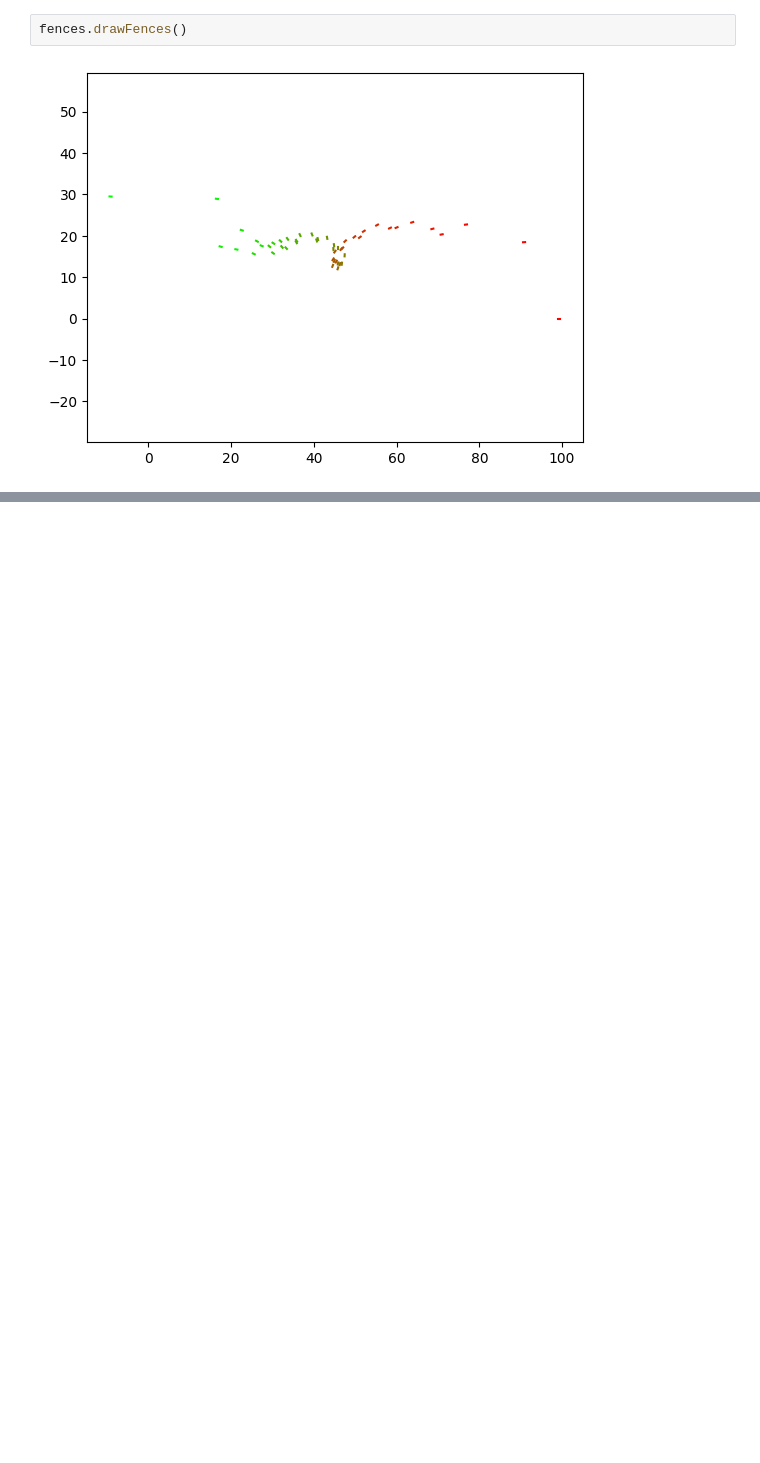
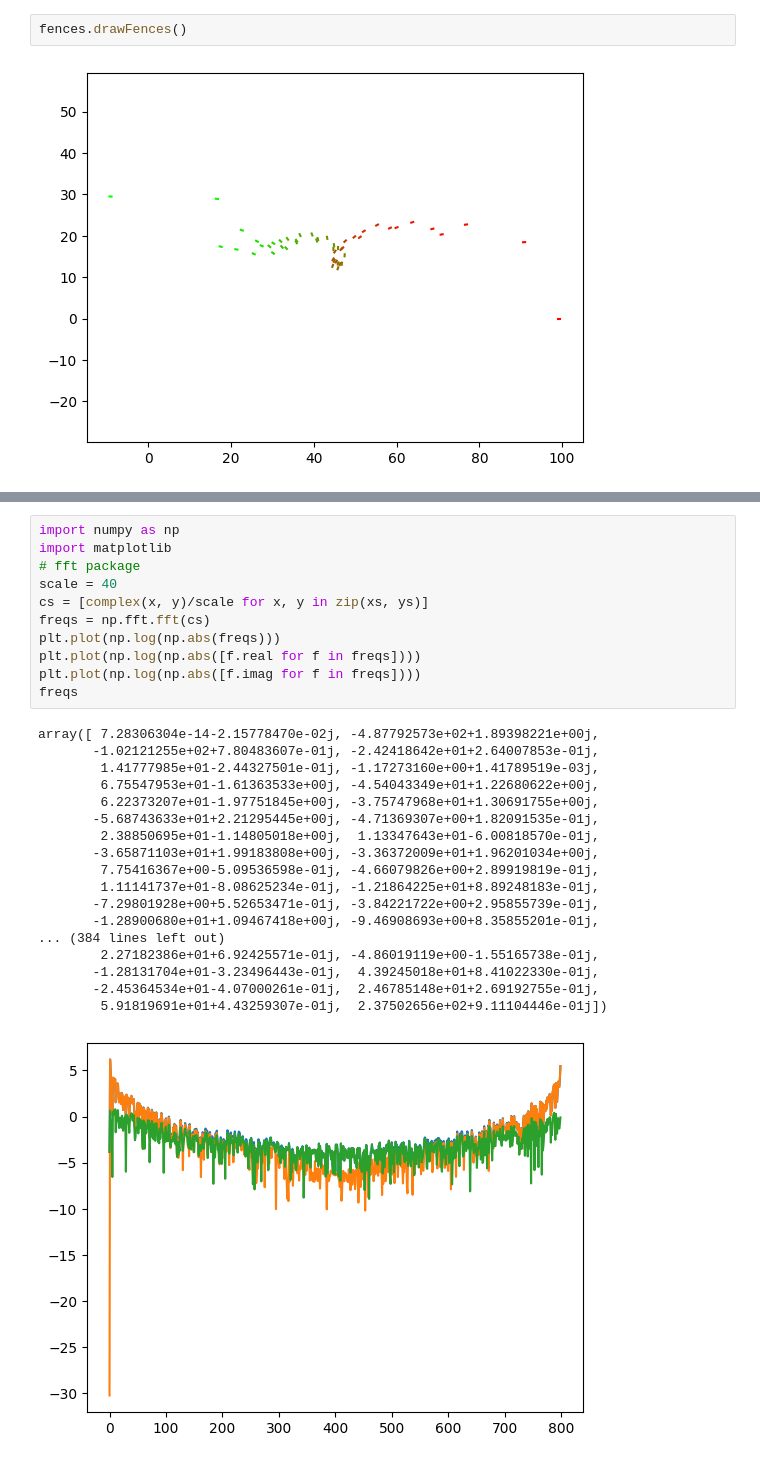
Before and after one commit to oscarlaird/fences, a Jupyter notebook: solve.ipynb, the cells around one changed output, grey strips where cells are left out. Cells and saved outputs as stored; diff of their text form; blank space fills up the shorter version.

```diff
--- a/solve.ipynb
+++ b/solve.ipynb
@@ -255,0 +252,30 @@ At length 62.96, x = 51.04, y = 51.02
+# %%
+import numpy as np
+import matplotlib
+# fft package
+scale = 40
+cs = [complex(x, y)/scale for x, y in zip(xs, ys)]
+freqs = np.fft.fft(cs)
+plt.plot(np.log(np.abs(freqs)))
+plt.plot(np.log(np.abs([f.real for f in freqs])))
+plt.plot(np.log(np.abs([f.imag for f in freqs])))
+freqs
+# %% [output]
+array([ 7.28306304e-14-2.15778470e-02j, -4.87792573e+02+1.89398221e+00j,
+       -1.02121255e+02+7.80483607e-01j, -2.42418642e+01+2.64007853e-01j,
+        1.41777985e+01-2.44327501e-01j, -1.17273160e+00+1.41789519e-03j,
+        6.75547953e+01-1.61363533e+00j, -4.54043349e+01+1.22680622e+00j,
+        6.22373207e+01-1.97751845e+00j, -3.75747968e+01+1.30691755e+00j,
+       -5.68743633e+01+2.21295445e+00j, -4.71369307e+00+1.82091535e-01j,
+        2.38850695e+01-1.14805018e+00j,  1.13347643e+01-6.00818570e-01j,
+       -3.65871103e+01+1.99183808e+00j, -3.36372009e+01+1.96201034e+00j,
+        7.75416367e+00-5.09536598e-01j, -4.66079826e+00+2.89919819e-01j,
+        1.11141737e+01-8.08625234e-01j, -1.21864225e+01+8.89248183e-01j,
+       -7.29801928e+00+5.52653471e-01j, -3.84221722e+00+2.95855739e-01j,
+       -1.28900680e+01+1.09467418e+00j, -9.46908693e+00+8.35855201e-01j,
+... (384 lines left out)
+        2.27182386e+01+6.92425571e-01j, -4.86019119e+00-1.55165738e-01j,
+       -1.28131704e+01-3.23496443e-01j,  4.39245018e+01+8.41022330e-01j,
+       -2.45364534e+01-4.07000261e-01j,  2.46785148e+01+2.69192755e-01j,
+        5.91819691e+01+4.43259307e-01j,  2.37502656e+02+9.11104446e-01j])
+[figure, added]
```
Also changed, not shown: parts of 6 cells of this notebook, 6 other files.
